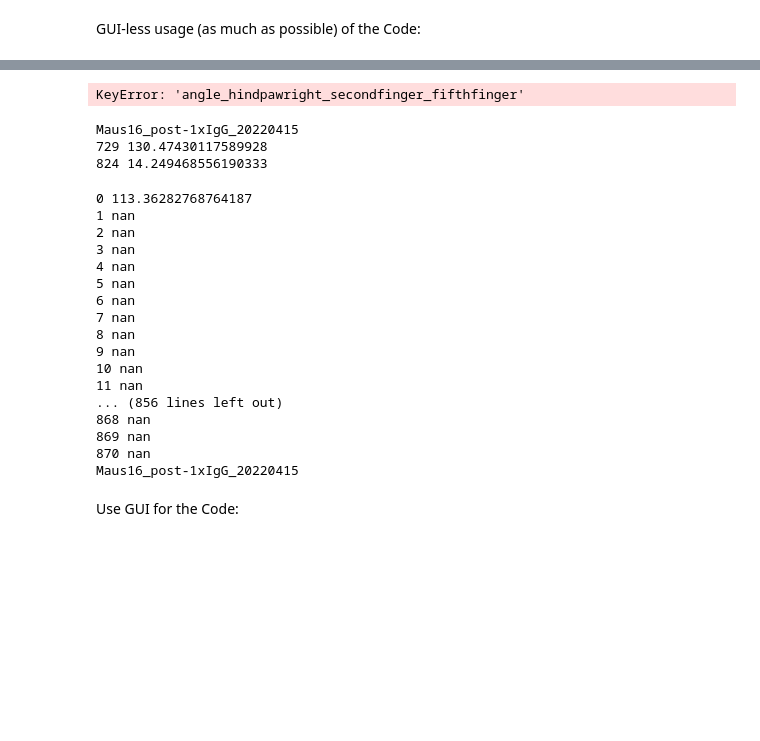
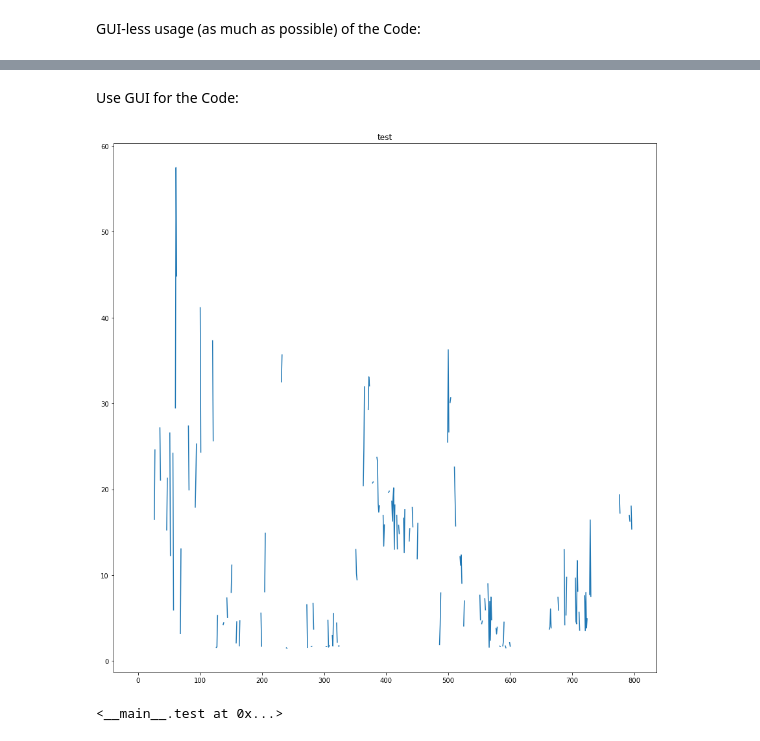
Before and after one commit to KonKob/Catwalk, a Jupyter notebook: Analysis.ipynb, the cells around one changed output, grey strips where cells are left out. Saved outputs shown, nothing was run; the diff lists cells and outputs as text; code cells hidden in the pictures; blank space fills up the shorter version.

```diff
--- a/Analysis.ipynb
+++ b/Analysis.ipynb
@@ -1161,57 +1295,26 @@ Maus16_post-1xIgG_20220415
-# %%
-for session in project.l_sessions:
-    if session.subject_ID == "Maus16":
-        for n in range(session.bc.df["angle_hindpawright_secondfinger_fifthfinger"].shape[0]):
-            print(n, session.bc.df["angle_hindpawright_secondfinger_fifthfinger"].iloc[n])
-        print(session.session_ID)
-        break
-# %% [output]
-KeyError: 'angle_hindpawright_secondfinger_fifthfinger'
-# %%
-dicti = {}
-for session in project.l_sessions:
-    if session.subject_ID == "Maus16":
-        for n in range(session.bc.df["angle_secondfinger_hindpawright_fifthfinger"].shape[0]):
-            dicti[n] = session.bc.df["angle_secondfinger_hindpawright_fifthfinger"].iloc[n]
-        print(session.session_ID)
-        break
-
-max_value = max(dicti.values())
-max_key = max(dicti, key = dicti.get)
-min_value = min(dicti.values())
-min_key = min(dicti, key = dicti.get)
-print(max_key, max_value)
-print(min_key, min_value)
-# %% [output]
-Maus16_post-1xIgG_20220415
-729 130.47430117589928
-824 14.249468556190333
-# %%
-for session in project.l_sessions:
-    if session.subject_ID == "Maus16":
-        for n in range(session.bc.df["angle_secondfinger_hindpawright_fifthfinger"].shape[0]):
-            print(n, session.bc.df["angle_secondfinger_hindpawright_fifthfinger"].iloc[n])
-        print(session.session_ID)
-        break
-# %% [output]
-0 113.36282768764187
-1 nan
-2 nan
-3 nan
-4 nan
-5 nan
-6 nan
-7 nan
-8 nan
-9 nan
-10 nan
-11 nan
-... (856 lines left out)
-868 nan
-869 nan
-870 nan
-Maus16_post-1xIgG_20220415
 # %% [markdown]
 Use GUI for the Code:
 # %%
 gui.main_gui()
+# %%
+class test():
+    def __init__(self):
+        self.l_sessions = project.l_sessions
+        self.angle_over_session(self.l_sessions[0])
+
+    def angle_over_session(self, session):
+        plt.figure(figsize=(15,15), facecolor='white')
+
+
+        plt.plot(session.master_df.index.values, session.master_df["hind_stance"].values)
+
+        plt.ylim = (0)
+        plt.xlim = (0, 50)
+        plt.title("test")
+        plt.show()
+        plt.close()
+
+test()
+# %% [output]
+[figure, added]
+<__main__.test at 0x...>
```
Also changed, not shown: parts of 15 cells of this notebook.
